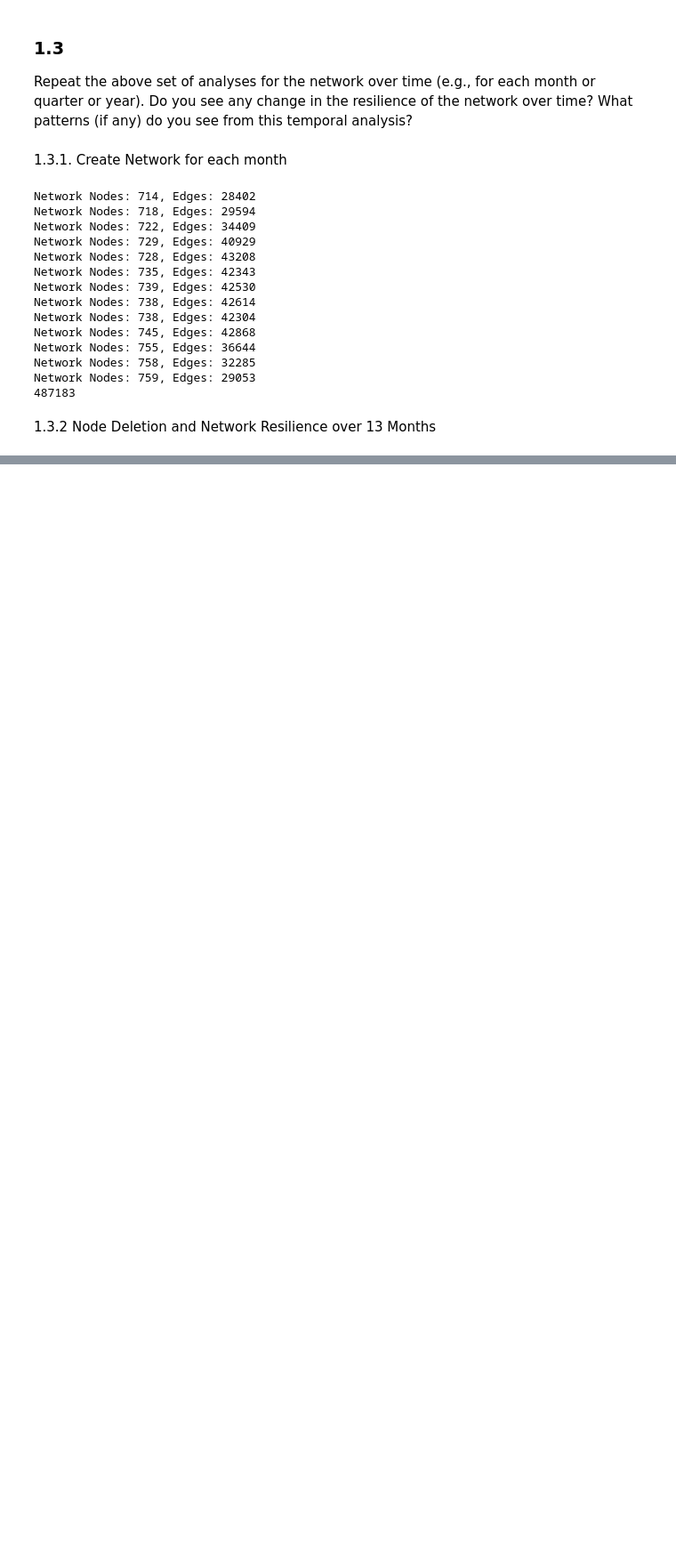
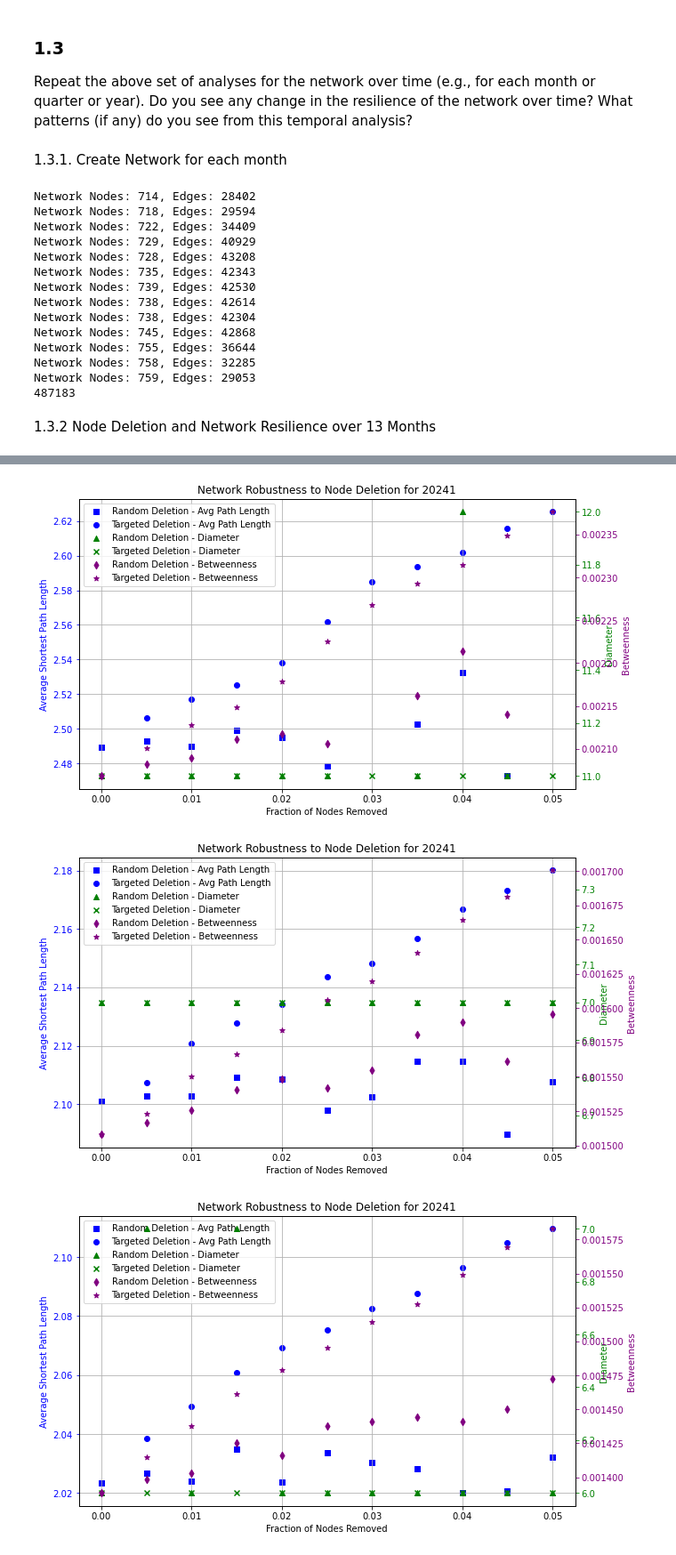
Before and after one commit to kevinlin0638/mini-project, a Jupyter notebook: mini_project_network_analysis.ipynb, the cells around one changed output, grey strips where cells are left out. Shown at 89% size. Cells and saved outputs as stored; diff of their text form; code cells hidden in the pictures; blank space fills up the shorter version.

Commit message:
update quarterly

```diff
--- a/mini_project_network_analysis.ipynb
+++ b/mini_project_network_analysis.ipynb
@@ -417,7 +440,7 @@ for month, results in monthly_results.items():
 edges_df['quarter'] = ((edges_df['year'] - 2023) * 4 + (edges_df['month']) // 3) + 1
 network_quarterly={}
 for quarter in edges_df['quarter'].unique():
-    edges_df_quarter = edges_df[edges_df['date'] == quarter][['date','start_station_id', 'end_station_id', 'trip_count']].copy()
+    edges_df_quarter = edges_df[edges_df['quarter'] == quarter][['quarter','start_station_id', 'end_station_id', 'trip_count']].copy()
     edges_df_quarter[['start_station_id', 'end_station_id']] = edges_df_quarter[['start_station_id', 'end_station_id']].astype(int)
 
     # Sort the station IDs within each row to handle them as undirected edges
@@ -487,3 +517,62 @@ for quarter, g_quarter in network_quarterly.items():
         'targeted_diameters': targeted_diameters,
         'targeted_betweenness':targeted_betweenness
     }
+# %%
+# Convert keys to strings in the monthly_results dictionary
+quarterly_results_str_keys = {str(quarter): results for quarter, results in quarterly_results.items()}
+
+# Now you can encode monthly_results_str_keys into JSON
+import json
+
+with open('quarterly_results.json', 'w') as f:
+    json.dump(quarterly_results_str_keys, f)
+# %%
+for quarter, results in quarterly_results.items():
+    # Unpack the results dictionary for the current month
+    random_avg_path_lengths = results['random_avg_path_lengths']
+    targeted_avg_path_lengths = results['targeted_avg_path_lengths']
+    random_diameters = results['random_diameters']
+    targeted_diameters = results['targeted_diameters']
+    random_betweenness = results['random_betweenness']
+    targeted_betweenness = results['targeted_betweenness']
+
+    # Create a figure and a single subplot
+    fig, ax1 = plt.subplots(figsize=(10, 6))
+
+    # Scatter plot for average shortest path length
+    ax1.scatter(fractions, random_avg_path_lengths, color='blue', label='Random Deletion - Avg Path Length', marker='s')
+    ax1.scatter(fractions, targeted_avg_path_lengths, color='blue', label='Targeted Deletion - Avg Path Length', marker='o')
+    ax1.set_xlabel('Fraction of Nodes Removed')
+    ax1.set_ylabel('Average Shortest Path Length', color='blue')
+    ax1.tick_params('y', colors='blue')
+
+    # Create a second y-axis for diameter
+    ax2 = ax1.twinx()
+    ax2.scatter(fractions, random_diameters, color='green', label='Random Deletion - Diameter', marker='^')
+    ax2.scatter(fractions, targeted_diameters, color='green', label='Targeted Deletion - Diameter', marker='x')
+    ax2.set_ylabel('Diameter', color='green')
+    ax2.tick_params('y', colors='green')
+
+    # Create a third y-axis for betweenness
+    ax3 = ax1.twinx()
+    ax3.scatter(fractions, random_betweenness, color='purple', label='Random Deletion - Betweenness', marker='d')
+    ax3.scatter(fractions, targeted_betweenness, color='purple', label='Targeted Deletion - Betweenness', marker='*')
+    ax3.set_ylabel('Betweenness', color='purple')
+    ax3.tick_params('y', colors='purple')
+
+    # Combine legends from all axes
+    lines1, labels1 = ax1.get_legend_handles_labels()
+    lines2, labels2 = ax2.get_legend_handles_labels()
+    lines3, labels3 = ax3.get_legend_handles_labels()
+    ax1.legend(lines1 + lines2 + lines3, labels1 + labels2 + labels3, loc='upper left')
+
+    # Title and grid
+    plt.title(f'Network Robustness to Node Deletion for {month}')
+    ax1.grid(True)
+
+    # Show plot
+    plt.show()
+# %% [output]
+[figure, added]
+[figure, added]
+[figure, added]
```
Also changed, not shown: parts of 7 cells of this notebook.
